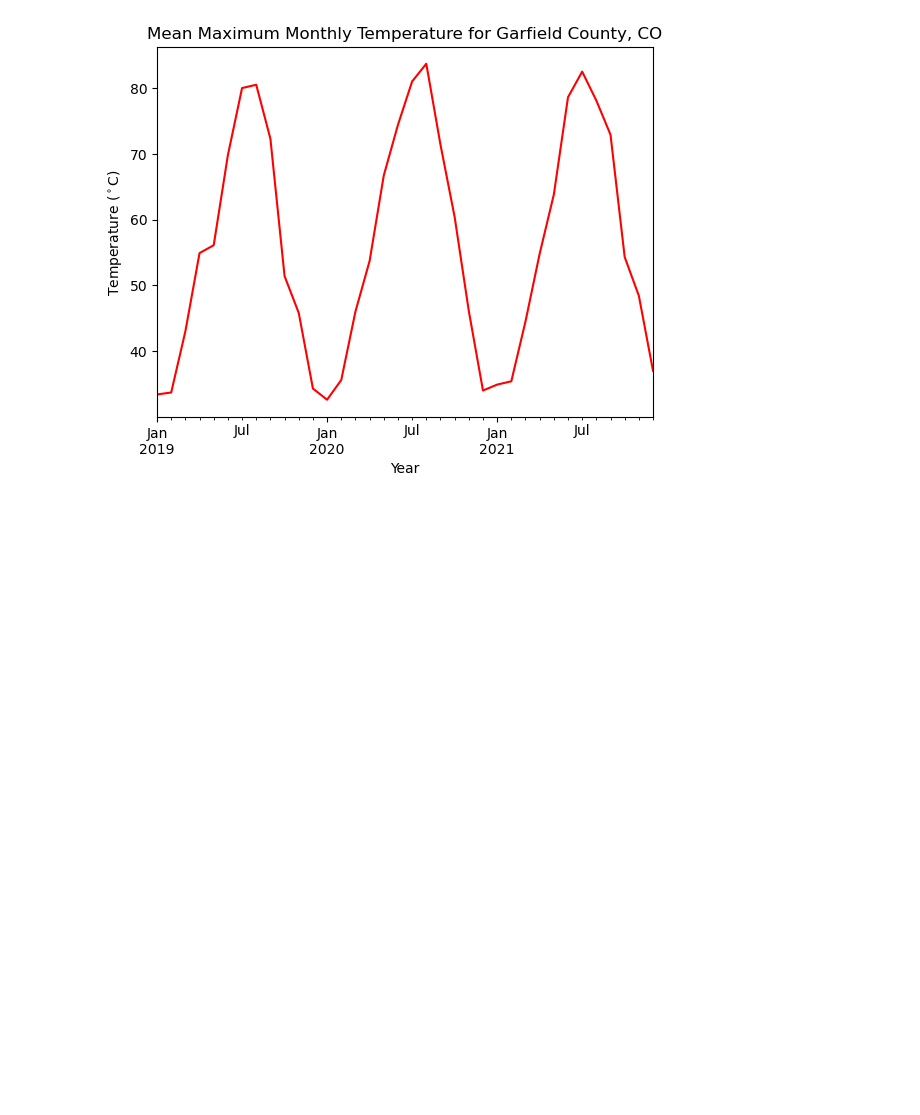
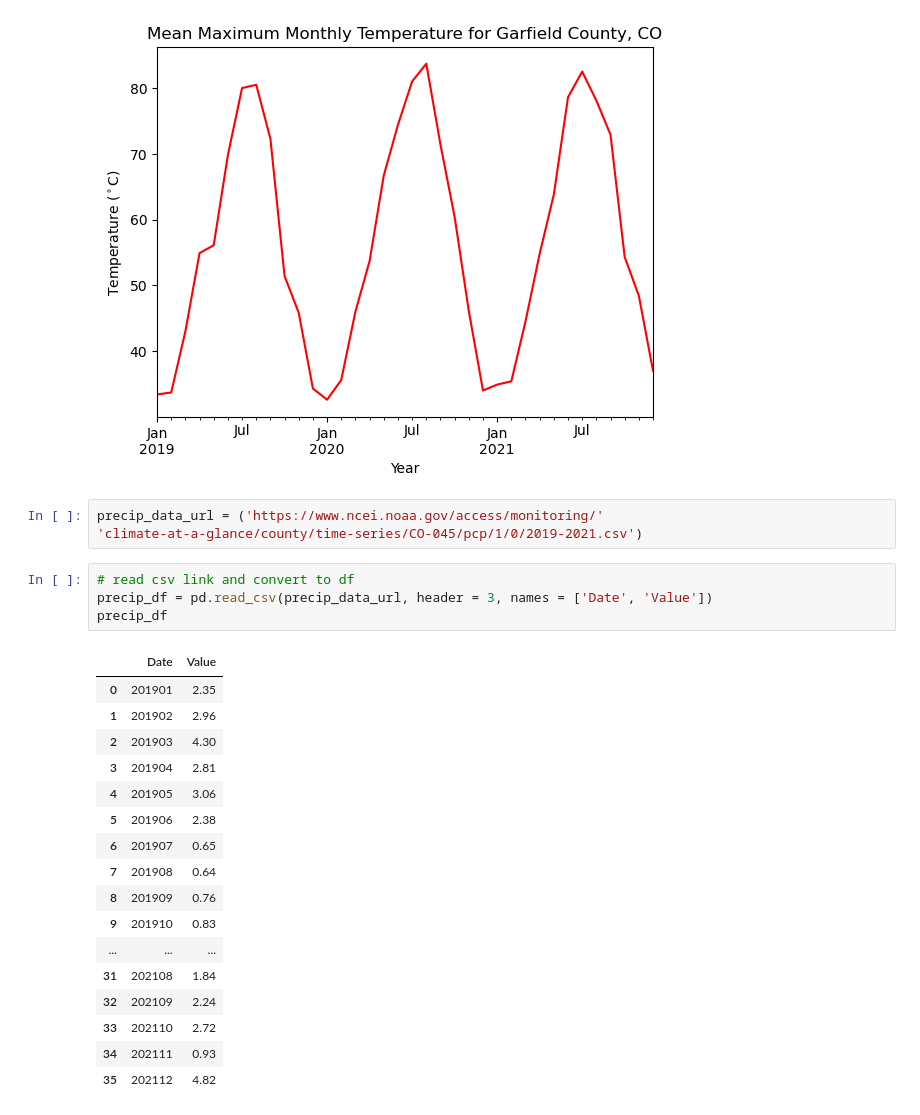
Before and after one commit to cu-esiil-edu/MSUGrizzlyCreek2020Fire, a Jupyter notebook: notebooks/weather_data.ipynb, the cells around one changed output. Saved outputs shown, nothing was run; the diff lists cells and outputs as text; blank space fills up the shorter version.

```diff
--- a/notebooks/weather_data.ipynb
+++ b/notebooks/weather_data.ipynb
@@ -121,3 +117,28 @@ garfield_cty_df.plot(x='Date', y='Value', legend=False, xlabel='Year',
 # %% [output]
 <Axes: title={'center': 'Mean Maximum Monthly Temperature for Garfield County, CO'}, xlabel='Year', ylabel='Temperature ($^\\circ$C)'>
 [figure]
+# %%
+precip_data_url = ('https://www.ncei.noaa.gov/access/monitoring/'
+'climate-at-a-glance/county/time-series/CO-045/pcp/1/0/2019-2021.csv')
+# %%
+# read csv link and convert to df
+precip_df = pd.read_csv(precip_data_url, header = 3, names = ['Date', 'Value'])
+precip_df
+# %% [output]
+|  | Date | Value |
+| 0 | 201901 | 2.35 |
+| 1 | 201902 | 2.96 |
+| 2 | 201903 | 4.30 |
+| 3 | 201904 | 2.81 |
+| 4 | 201905 | 3.06 |
+| 5 | 201906 | 2.38 |
+| 6 | 201907 | 0.65 |
+| 7 | 201908 | 0.64 |
+| 8 | 201909 | 0.76 |
+| 9 | 201910 | 0.83 |
+| ... | ... | ... |
+| 31 | 202108 | 1.84 |
+| 32 | 202109 | 2.24 |
+| 33 | 202110 | 2.72 |
+| 34 | 202111 | 0.93 |
+| 35 | 202112 | 4.82 |
```
Also changed, not shown: parts of 3 cells of this notebook.
